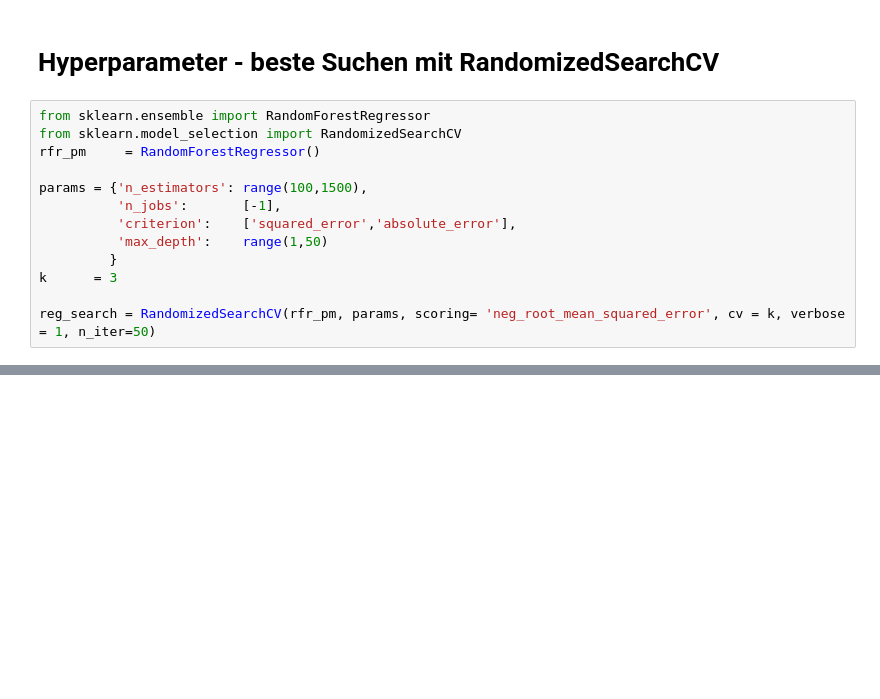
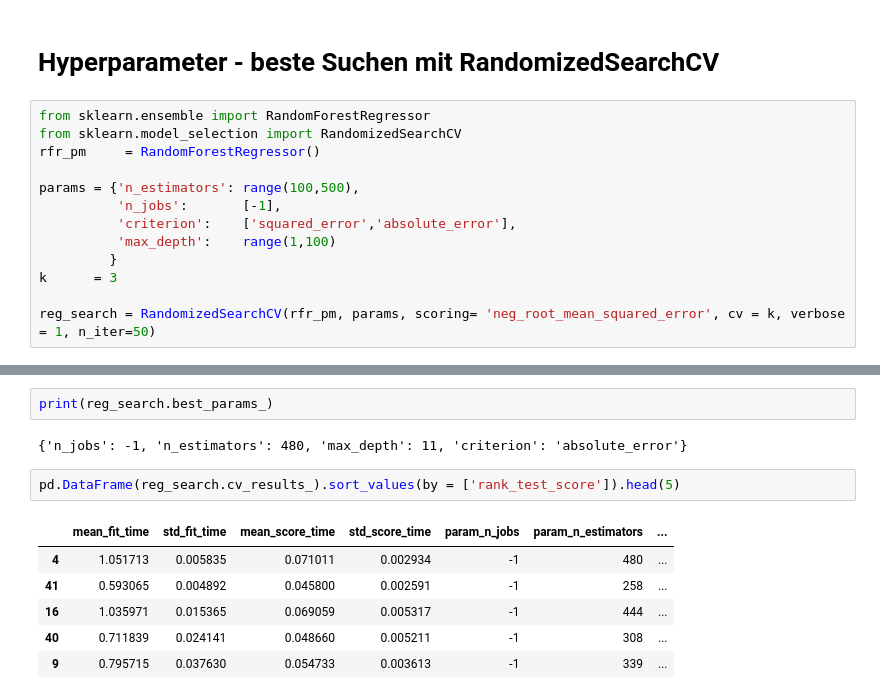
Before and after one commit to DaMuBo/battery_failure_predictions, a Jupyter notebook: notebooks/6_feature_imp.ipynb, the cells around one changed output, grey strips where cells are left out. Cells and saved outputs as stored; diff of their text form; blank space fills up the shorter version.

```diff
--- a/notebooks/6_feature_imp.ipynb
+++ b/notebooks/6_feature_imp.ipynb
@@ -165,10 +165,10 @@ from sklearn.ensemble import RandomForestRegressor
 from sklearn.model_selection import RandomizedSearchCV
 rfr_pm     = RandomForestRegressor()
 
-params = {'n_estimators': range(100,1500),
+params = {'n_estimators': range(100,500),
           'n_jobs':       [-1],
           'criterion':    ['squared_error','absolute_error'],
-          'max_depth':    range(1,50)
+          'max_depth':    range(1,100)
          }
 k      = 3
 
@@ -180,0 +189,13 @@ Fitting 3 folds for each of 50 candidates, totalling 150 fits
+# %%
+print(reg_search.best_params_)
+# %% [output]
+{'n_jobs': -1, 'n_estimators': 480, 'max_depth': 11, 'criterion': 'absolute_error'}
+# %%
+pd.DataFrame(reg_search.cv_results_).sort_values(by = ['rank_test_score']).head(5)
+# %% [output]
+|  | mean_fit_time | std_fit_time | mean_score_time | std_score_time | param_n_jobs | param_n_estimators | ... |
+| 4 | 1.051713 | 0.005835 | 0.071011 | 0.002934 | -1 | 480 | ... |
+| 41 | 0.593065 | 0.004892 | 0.045800 | 0.002591 | -1 | 258 | ... |
+| 16 | 1.035971 | 0.015365 | 0.069059 | 0.005317 | -1 | 444 | ... |
+| 40 | 0.711839 | 0.024141 | 0.048660 | 0.005211 | -1 | 308 | ... |
+| 9 | 0.795715 | 0.037630 | 0.054733 | 0.003613 | -1 | 339 | ... |
```
Also changed, not shown: parts of 11 cells of this notebook, 1 other file.
